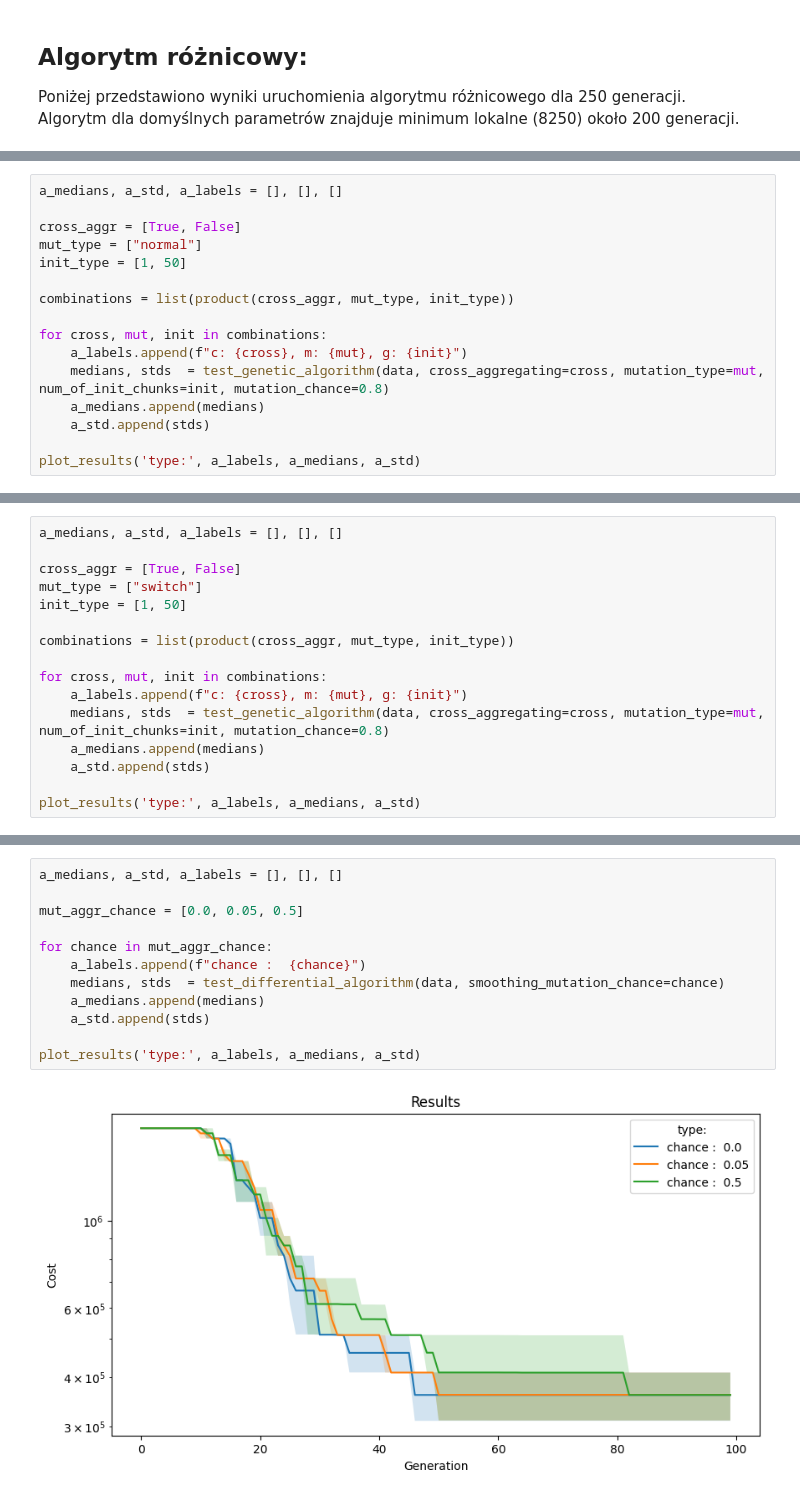
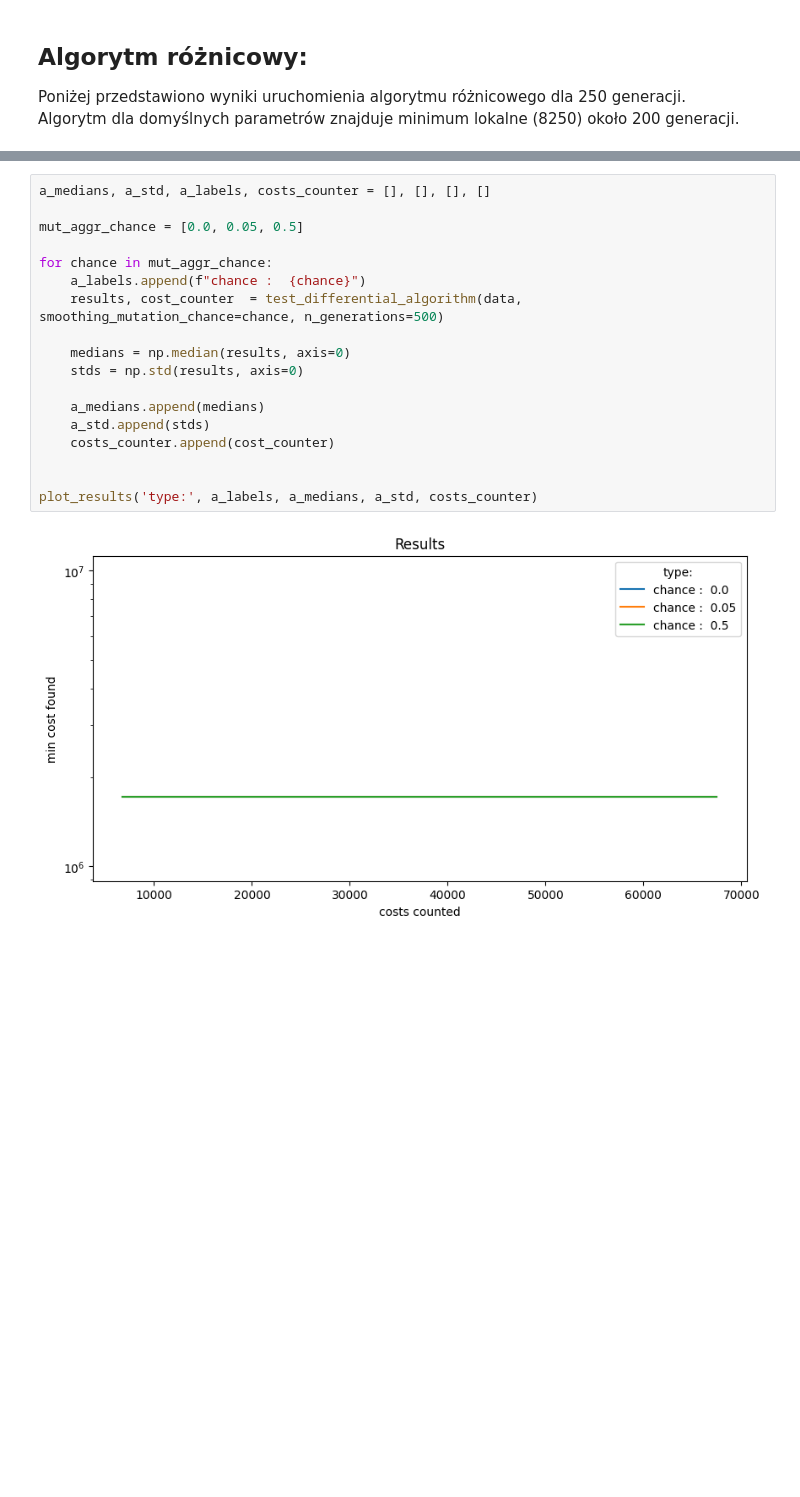
Before and after one commit to brzoza6538/network_constraints, a Jupyter notebook: network_constraints.ipynb, the cells around one changed output, grey strips where cells are left out. Cells and saved outputs as stored; diff of their text form; blank space fills up the shorter version.

```diff
--- a/network_constraints.ipynb
+++ b/network_constraints.ipynb
@@ -229,16 +311,0 @@ plot_results('type:', a_labels, a_medians, a_std)
-# %%
-a_medians, a_std, a_labels = [], [], []
-
-cross_aggr = [True, False]
-mut_type = ["normal"]
-init_type = [1, 50]
-
-combinations = list(product(cross_aggr, mut_type, init_type))
-
-for cross, mut, init in combinations:
-    a_labels.append(f"c: {cross}, m: {mut}, g: {init}")
-    medians, stds  = test_genetic_algorithm(data, cross_aggregating=cross, mutation_type=mut, num_of_init_chunks=init, mutation_chance=0.8)
-    a_medians.append(medians)
-    a_std.append(stds)
-
-plot_results('type:', a_labels, a_medians, a_std)
@@ -247,16 +311,0 @@ plot_results('type:', a_labels, a_medians, a_std)
-# %%
-a_medians, a_std, a_labels = [], [], []
-
-cross_aggr = [True, False]
-mut_type = ["switch"]
-init_type = [1, 50]
-
-combinations = list(product(cross_aggr, mut_type, init_type))
-
-for cross, mut, init in combinations:
-    a_labels.append(f"c: {cross}, m: {mut}, g: {init}")
-    medians, stds  = test_genetic_algorithm(data, cross_aggregating=cross, mutation_type=mut, num_of_init_chunks=init, mutation_chance=0.8)
-    a_medians.append(medians)
-    a_std.append(stds)
-
-plot_results('type:', a_labels, a_medians, a_std)
@@ -265,14 +312,20 @@ plot_results('type:', a_labels, a_medians, a_std)
 # %%
-a_medians, a_std, a_labels = [], [], []
+a_medians, a_std, a_labels, costs_counter = [], [], [], []
 
 mut_aggr_chance = [0.0, 0.05, 0.5]
 
 for chance in mut_aggr_chance:
     a_labels.append(f"chance :  {chance}")
-    medians, stds  = test_differential_algorithm(data, smoothing_mutation_chance=chance)
+    results, cost_counter  = test_differential_algorithm(data, smoothing_mutation_chance=chance, n_generations=500)
+
+    medians = np.median(results, axis=0)
+    stds = np.std(results, axis=0)
+
     a_medians.append(medians)
     a_std.append(stds)
+    costs_counter.append(cost_counter)
 
-plot_results('type:', a_labels, a_medians, a_std)
+
+plot_results('type:', a_labels, a_medians, a_std, costs_counter)
 # %% [output]
-[figure, old version]
+[figure, new version]
```
Also changed, not shown: parts of 27 cells of this notebook, 3 other files.
